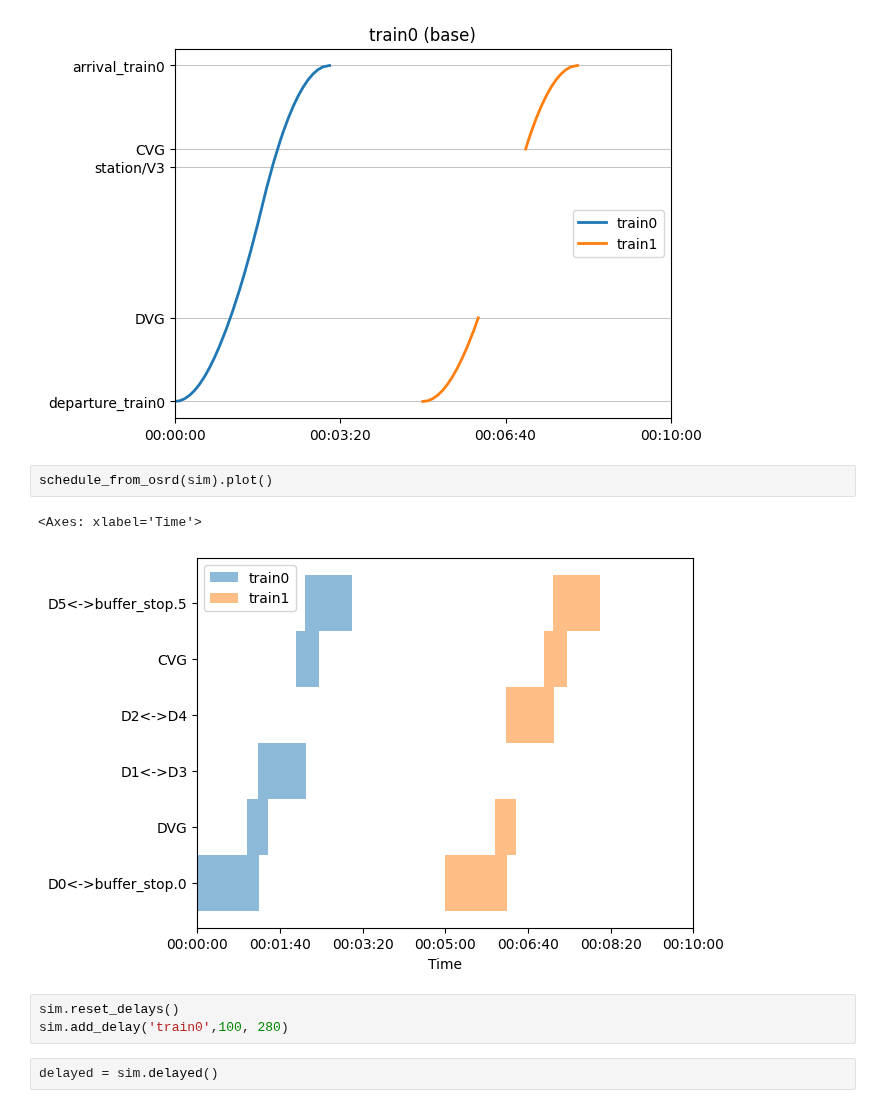
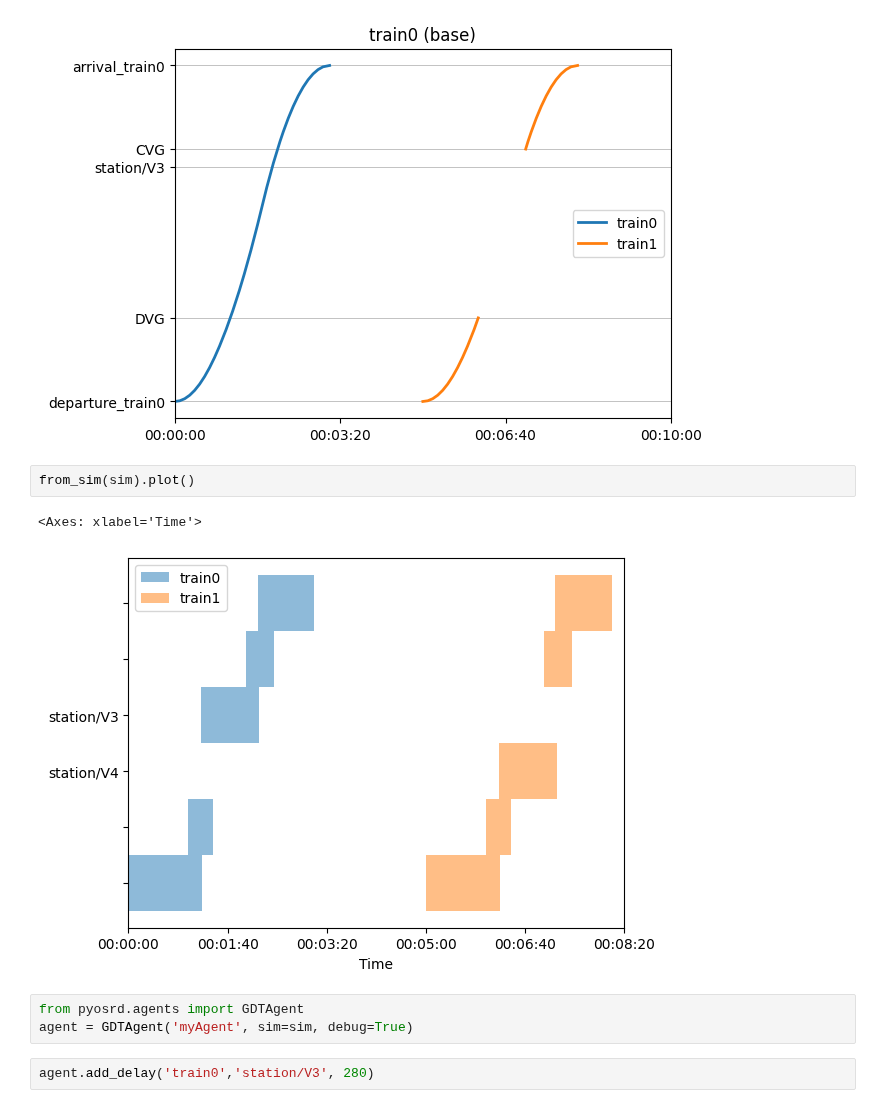
Before and after one commit to y-plus/pyOSRD, a Jupyter notebook: doc/tutorials/5_dispatching.ipynb, the cells around one changed output. Drawn from its saved outputs; the diff is of its cells as text.

Commit message:
Remove module schedules

```diff
--- a/doc/tutorials/5_dispatching.ipynb
+++ b/doc/tutorials/5_dispatching.ipynb
@@ -25,12 +24,12 @@ sim.space_time_chart(0)
 <Axes: title={'center': 'train0 (base)'}>
 [figure]
 # %%
-schedule_from_osrd(sim).plot()
+from_sim(sim).plot()
 # %% [output]
 <Axes: xlabel='Time'>
-[figure, old version]
+[figure, new version]
+# %%
+from pyosrd.agents import GDTAgent
+agent = GDTAgent('myAgent', sim=sim, debug=True)
 # %%
-sim.reset_delays()
-sim.add_delay('train0',100, 280)
+agent.add_delay('train0','station/V3', 280)
-# %%
-delayed = sim.delayed()
```
Also changed, not shown: parts of 11 cells of this notebook, 43 other files.
